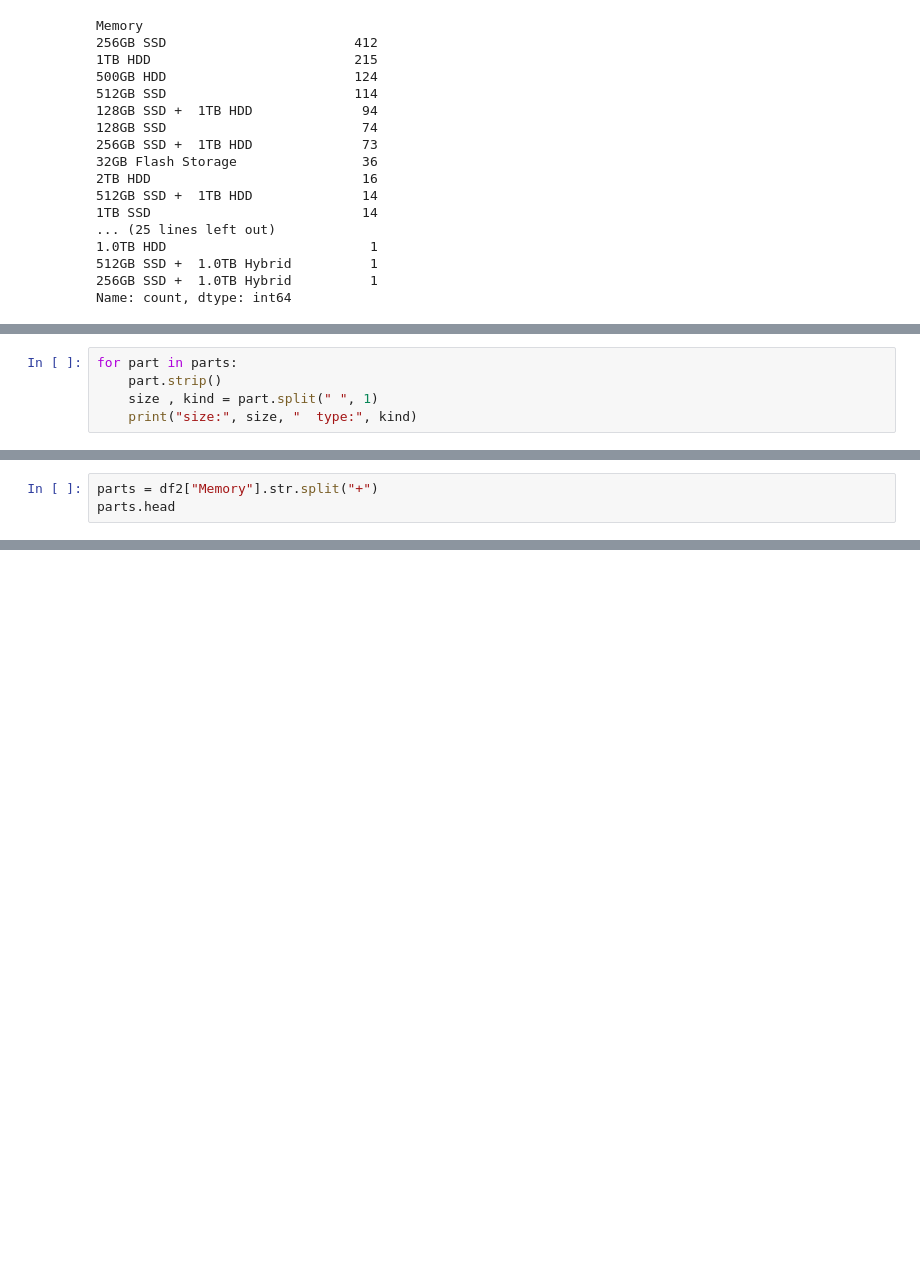
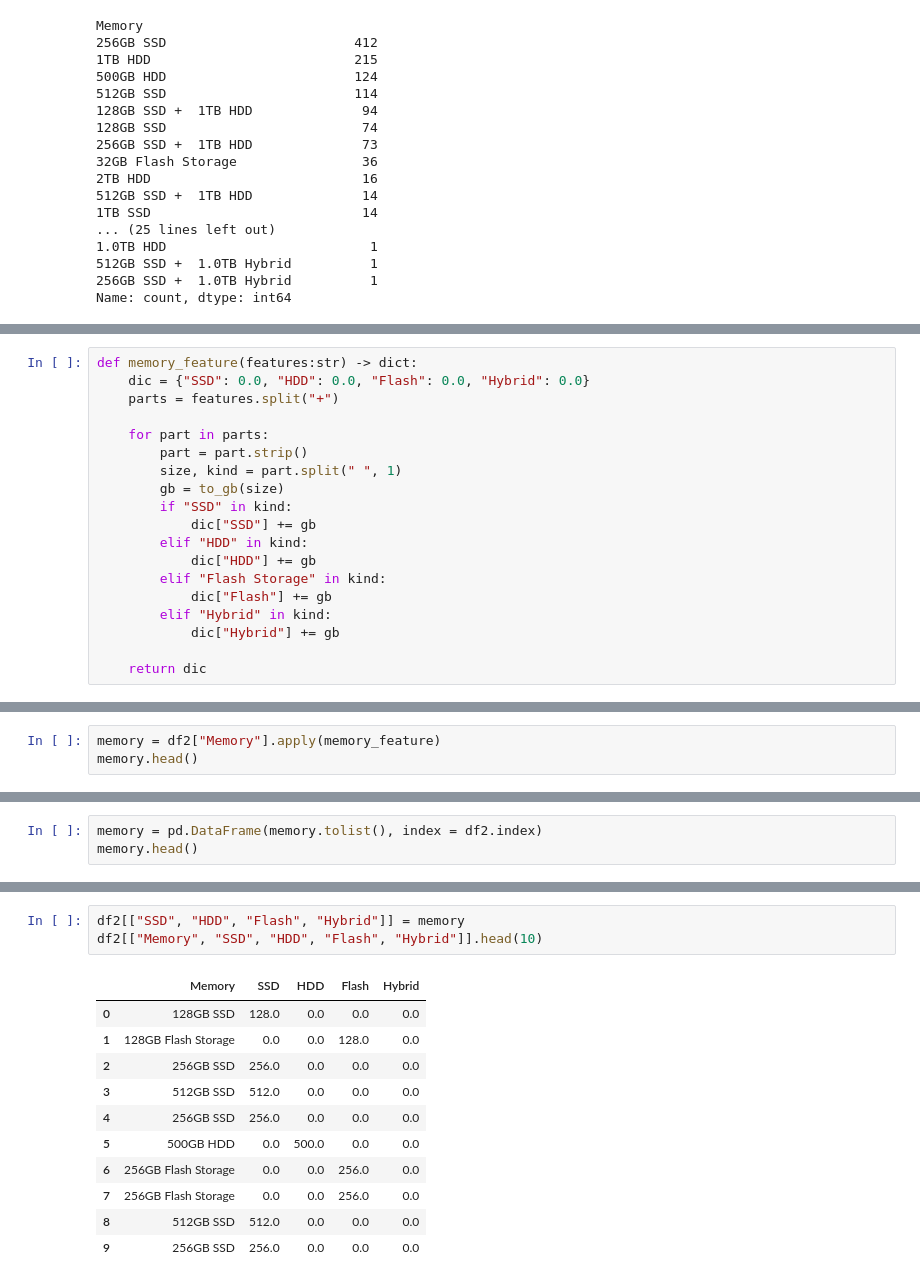
Before and after one commit to llshahroozll/Laptop-Price-Prediction, a Jupyter notebook: notebooks/02_feature_engineering.ipynb, the cells around one changed output, grey strips where cells are left out. Cells and saved outputs as stored; diff of their text form; blank space fills up the shorter version.

Commit message:
Add Memory features: SSD, HDD, Flash, Hybrid

```diff
--- a/notebooks/02_feature_engineering.ipynb
+++ b/notebooks/02_feature_engineering.ipynb
@@ -265,5 +266,0 @@ parts
-# %%
-for part in parts:
-    part.strip()
-    size , kind = part.split(" ", 1)
-    print("size:", size, "  type:", kind)
@@ -277,3 +267,19 @@ AttributeError: 'list' object has no attribute 'strip'
 # %%
-parts = df2["Memory"].str.split("+")
-parts.head
+def memory_feature(features:str) -> dict:
+    dic = {"SSD": 0.0, "HDD": 0.0, "Flash": 0.0, "Hybrid": 0.0}
+    parts = features.split("+")
+
+    for part in parts:
+        part = part.strip()
+        size, kind = part.split(" ", 1)
+        gb = to_gb(size)
+        if "SSD" in kind:
+            dic["SSD"] += gb
+        elif "HDD" in kind:
+            dic["HDD"] += gb
+        elif "Flash Storage" in kind:
+            dic["Flash"] += gb
+        elif "Hybrid" in kind:
+            dic["Hybrid"] += gb
+
+    return dic
@@ -292,0 +286,3 @@ Name: Memory, Length: 1275, dtype: object
+# %%
+memory = df2["Memory"].apply(memory_feature)
+memory.head()
@@ -292,0 +296,3 @@ Name: Memory, Length: 1275, dtype: object
+# %%
+memory = pd.DataFrame(memory.tolist(), index = df2.index)
+memory.head()
@@ -292,0 +306,15 @@ Name: Memory, Length: 1275, dtype: object
+# %%
+df2[["SSD", "HDD", "Flash", "Hybrid"]] = memory
+df2[["Memory", "SSD", "HDD", "Flash", "Hybrid"]].head(10)
+# %% [output]
+|  | Memory | SSD | HDD | Flash | Hybrid |
+| 0 | 128GB SSD | 128.0 | 0.0 | 0.0 | 0.0 |
+| 1 | 128GB Flash Storage | 0.0 | 0.0 | 128.0 | 0.0 |
+| 2 | 256GB SSD | 256.0 | 0.0 | 0.0 | 0.0 |
+| 3 | 512GB SSD | 512.0 | 0.0 | 0.0 | 0.0 |
+| 4 | 256GB SSD | 256.0 | 0.0 | 0.0 | 0.0 |
+| 5 | 500GB HDD | 0.0 | 500.0 | 0.0 | 0.0 |
+| 6 | 256GB Flash Storage | 0.0 | 0.0 | 256.0 | 0.0 |
+| 7 | 256GB Flash Storage | 0.0 | 0.0 | 256.0 | 0.0 |
+| 8 | 512GB SSD | 512.0 | 0.0 | 0.0 | 0.0 |
+| 9 | 256GB SSD | 256.0 | 0.0 | 0.0 | 0.0 |
```
Also changed, not shown: parts of 12 cells of this notebook.
